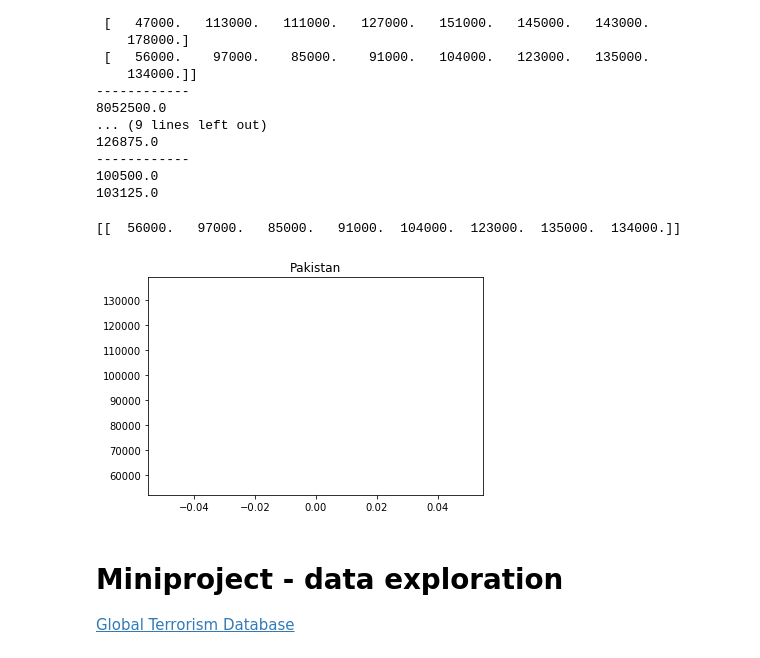
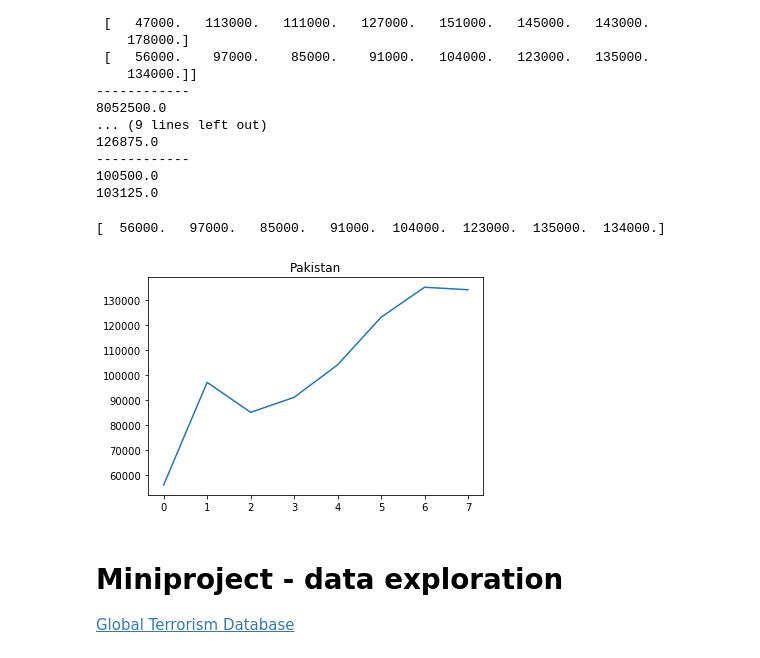
Before and after one commit to adagurgacz/bme-data-exp, a Jupyter notebook: dataexp.ipynb, the cells around one changed output. Cells and saved outputs as stored; diff of their text form; code cells hidden in the pictures.

```diff
--- a/dataexp.ipynb
+++ b/dataexp.ipynb
@@ -313,19 +313,19 @@ for el in data:
 # %%
 #TODO - Visualize summary using matplotlib charts
 %matplotlib inline
 
 import numpy as np
 import matplotlib.pyplot as plt
 
 data = np.genfromtxt('country-of-birth-london-min.csv', skip_header=1, delimiter=';', usecols = (range(1,9)))
-data = data [4:5,:]
+data = data [4,:]
 print (data)
 x = data
 plt.plot(data)
 plt.title('Pakistan');
 # %% [output]
-[[  56000.   97000.   85000.   91000.  104000.  123000.  135000.  134000.]]
+[  56000.   97000.   85000.   91000.  104000.  123000.  135000.  134000.]
-[figure, old version]
+[figure, new version]
 # %% [markdown]
 # Miniproject - data exploration
 
```
